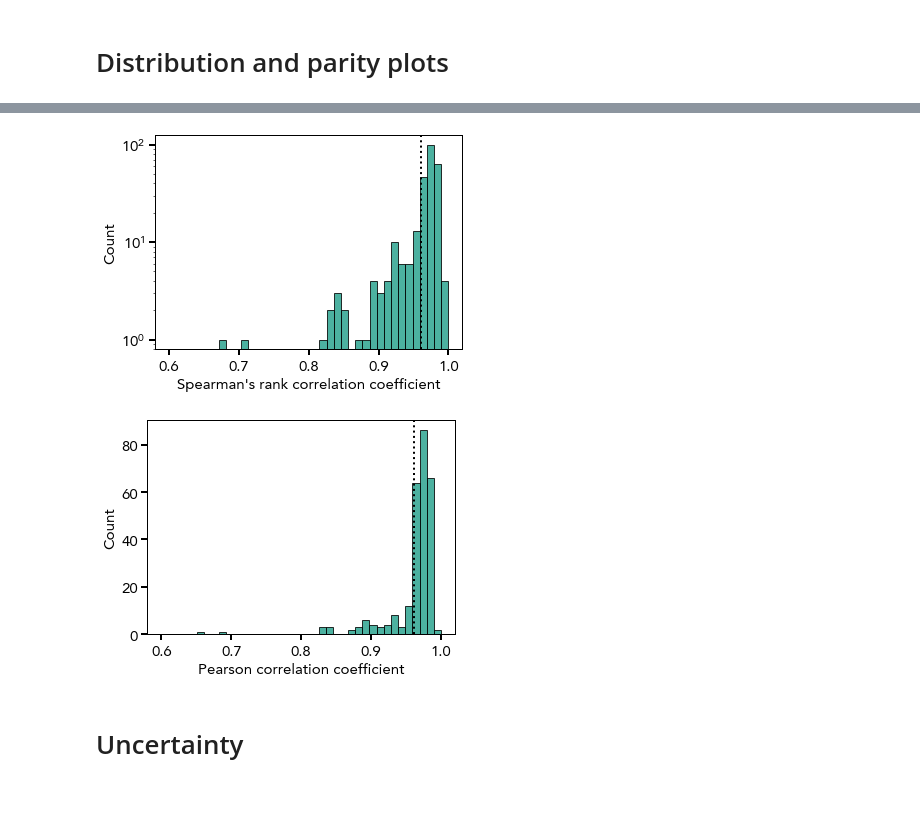
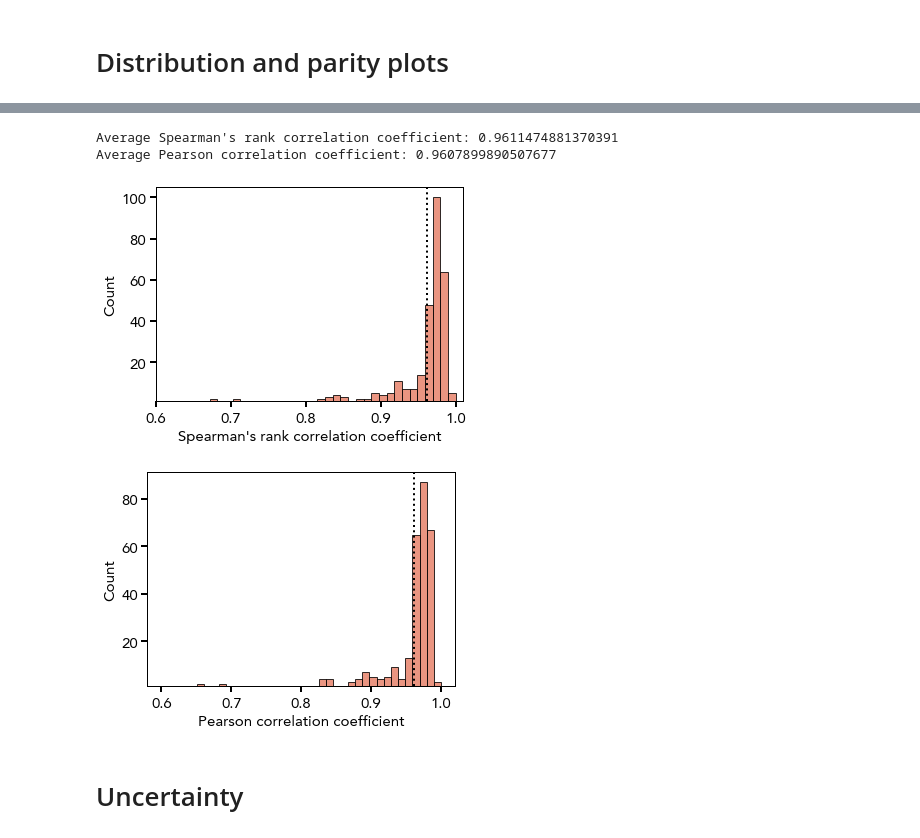
Before and after one commit to learningmatter-mit/zeobind, a Jupyter notebook: notebooks/model_performance.ipynb, the cells around one changed output, grey strips where cells are left out. Drawn from its saved outputs; the diff is of its cells as text; code cells hidden in the pictures; blank space fills up the shorter version.

```diff
--- a/notebooks/model_performance.ipynb
+++ b/notebooks/model_performance.ipynb
@@ -334,7 +338,7 @@ with open(main_op_dir + "/binary_labels.csv", "w") as f:
             f.write(line)
 # %%
 # energy task
-colors = get_color_values(5, 'viridis')
+colors = get_color_values(5, cmap_cm.lipari)
 limits = dict(
     train=dict(x=(-30, 2), y=(0, 20000)),
     val=dict(x=(-30, 2), y=(0, 2200)),
@@ -354,7 +358,7 @@ for i in range(1, 6):
             ]
 
         x = tt['Binding (SiO2)'].values
-        kwargs = dict(edgecolor='k', color=colors[i-1], bins=50)
+        kwargs = dict(edgecolor='k', color=colors[i-1], bins=50, alpha=0.7)
         axs[idx].hist(x, **kwargs)
 
         axs[idx] = format_axs(axs[idx], 15, 15, 1, f"{task} Set BE (kJ/ mol Si)", "Count", 15, 15, limits=limits[task.lower()], )
@@ -370,7 +374,7 @@ for i in range(1, 6):
 # %%
 # loading task
 # energy task
-colors = get_color_values(5, 'viridis')
+colors = get_color_values(5, cmap_cm.lipari)
 limits = dict(
     train=dict(x=(-30, 2), y=(0, 20000)),
     val=dict(x=(-30, 2), y=(0, 2200)),
@@ -1423,33 +1430,37 @@ save_mpl_fig(fig, main_op_dir + "/training_preds_e_dist", ".svg")
 # %%
 figsize = np.array((14, 10)) * cm
 bins= np.linspace(0.6, 1, 40)
 xticks=np.linspace(0.6, 1, 5)
-kwargs = dict(edgecolor='k', linewidth=1, bins=bins, alpha=0.8)
-colors = get_color_values(10, 'viridis')
+limits = dict(x=(0.6, 1.01))
+kwargs = dict(edgecolor='k', linewidth=1, bins=bins, alpha=0.8, bottom=1) # bottom to fix bugs in illustrator
+colors = get_color_values(10, cmap_cm.lipari)
 
 x = iza_test_ranks['test_spearman']
 
 fig, axs = plt.subplots(figsize=figsize)
-sc = axs.hist(x, label='Truth', color=colors[5], **kwargs)
-axs = format_axs(axs, 15, 15, 1, "Spearman's rank correlation coefficient", "Count", 15, 15, xticks=xticks)
-axs.set_yscale('log')
+sc = axs.hist(x, label='Truth', color=colors[6], **kwargs)
+axs = format_axs(axs, 15, 15, 1, "Spearman's rank correlation coefficient", "Count", 15, 15, xticks=xticks, limits=limits)
 axs.axvline(x=np.mean(x), color='k', linestyle='dotted', linewidth=2)
+print("Average Spearman's rank correlation coefficient:", np.mean(x))
 
 save_mpl_fig(fig, main_op_dir + "/test_data_spearman", ".svg")
 
 ########################################################################
 
 x = iza_test_ranks['test_pearson']
 
 fig, axs = plt.subplots(figsize=figsize)
-sc = axs.hist(x, label='E only', color=colors[5], **kwargs)
+sc = axs.hist(x, label='E only', color=colors[6], **kwargs)
 axs = format_axs(axs, 15, 15, 1, "Pearson correlation coefficient", "Count", 15, 15, xticks=xticks)
 axs.axvline(x=np.mean(x), color='k', linestyle='dotted', linewidth=2);
+print("Average Pearson correlation coefficient:", np.mean(x))
 
 save_mpl_fig(fig, main_op_dir + "/test_data_pearson", ".svg")
 # %% [output]
+Average Spearman's rank correlation coefficient: 0.9611474881370391
+Average Pearson correlation coefficient: 0.9607899890507677
-[figure, old version]
+[figure, new version]
-[figure, old version]
+[figure, new version]
 # %% [markdown]
 # Uncertainty
 # %% [markdown]
```
Also changed, not shown: parts of 25 cells of this notebook, 9 other files.
